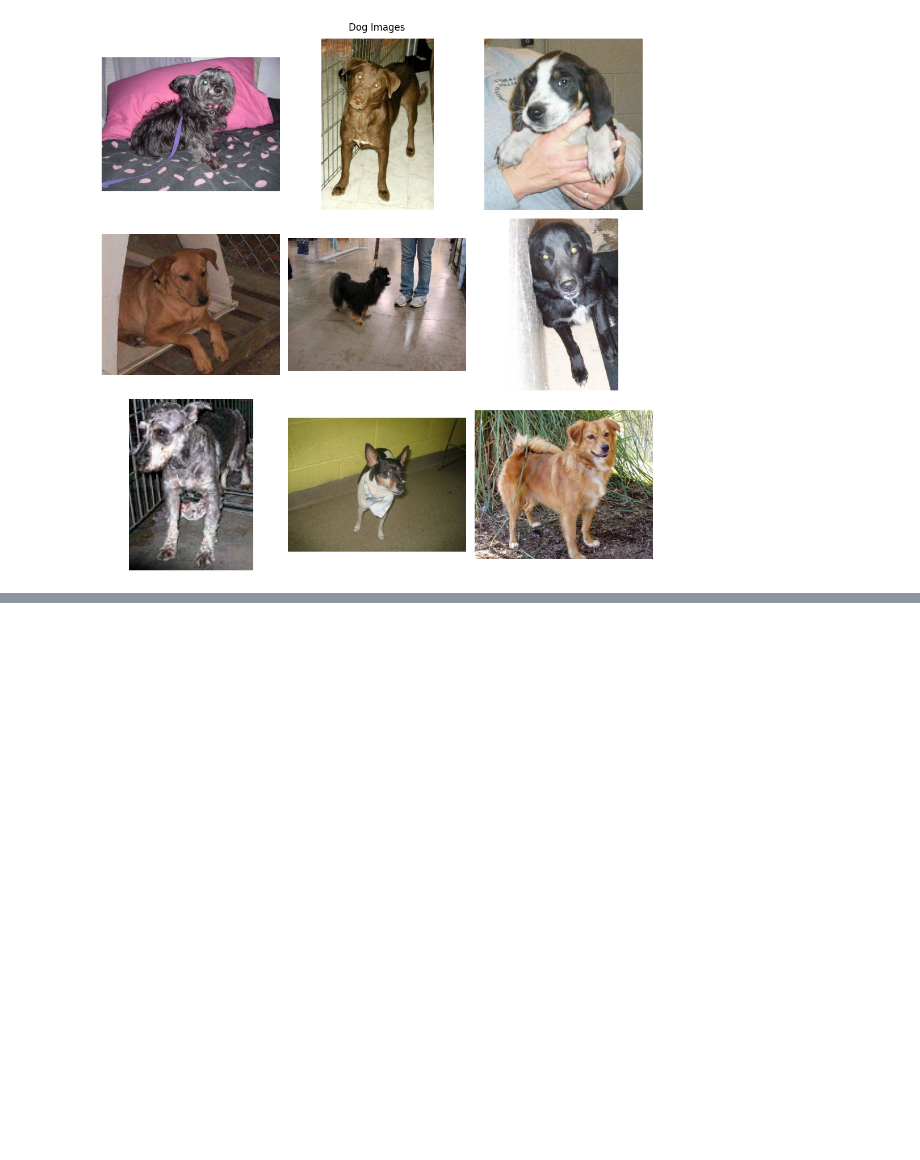
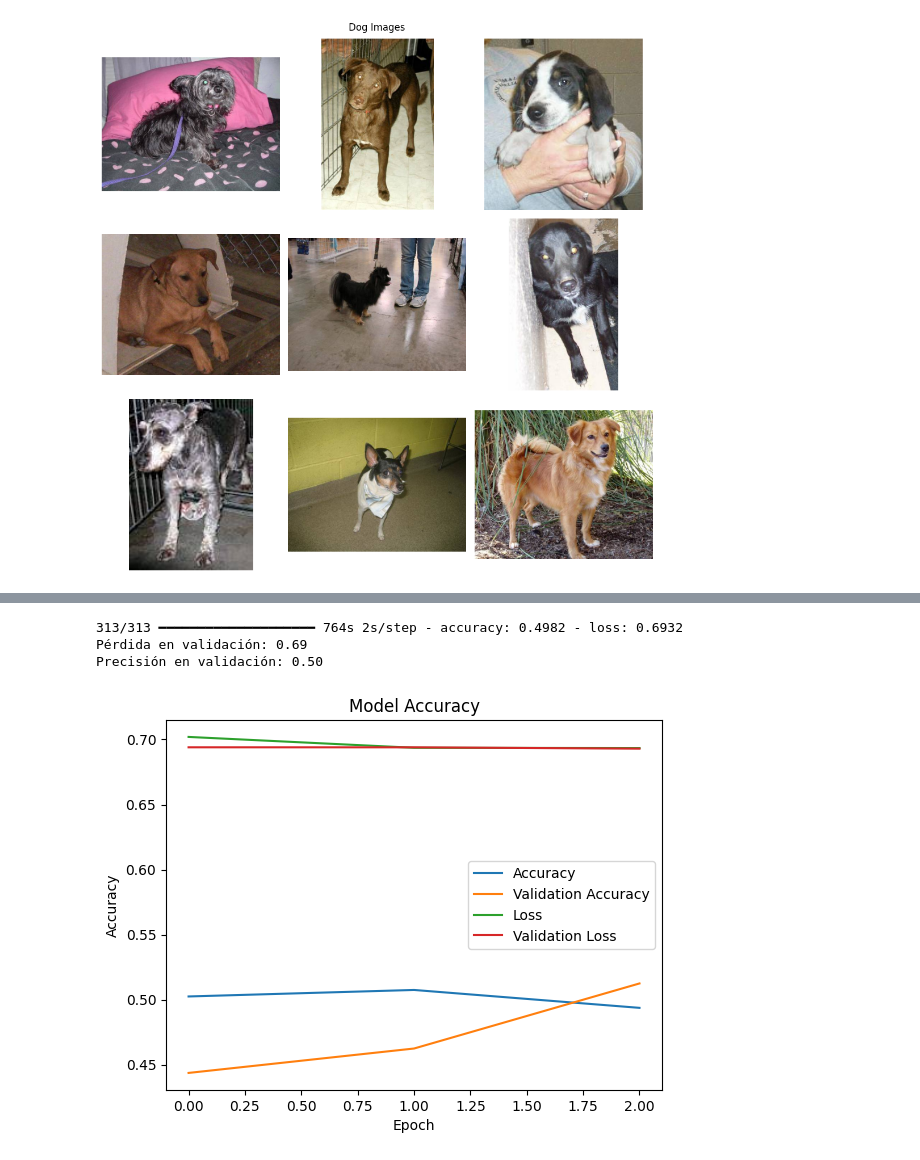
Before and after one commit to Nonpoint93/image_classification_system, a Jupyter notebook: src/explore.ipynb, the cells around one changed output, grey strips where cells are left out. Cells and saved outputs as stored; diff of their text form; code cells hidden in the pictures; blank space fills up the shorter version.

Commit message:
#image_classification_system

```diff
--- a/src/explore.ipynb
+++ b/src/explore.ipynb
@@ -173,0 +176,28 @@ Epoch 2/5
+# %%
+from tensorflow.keras.callbacks import ModelCheckpoint, EarlyStopping
+
+checkpoint = ModelCheckpoint(
+    "../models/best_model.keras",
+    monitor="val_accuracy",
+    save_best_only=True,
+    save_weights_only=False,
+    mode="auto",
+    verbose=1
+)
+# %%
+early_stopping = EarlyStopping(
+    monitor="val_accuracy",
+    patience=3,
+    mode="auto",
+    restore_best_weights=True,
+    verbose=1
+)
+# %%
+history = model.fit(
+    trdata,
+    steps_per_epoch=100,
+    epochs=3,
+    validation_data=tsdata,
+    validation_steps=10,
+    callbacks=[checkpoint, early_stopping]
+)
@@ -173,0 +227,22 @@ Epoch 2/5
+# %%
+val_loss, val_acc = best_model.evaluate(tsdata)
+print(f"Validation loss: {val_loss:.2f}")
+print(f"Validation accuracy: {val_acc:.2f}")
+# %% [output]
+313/313 ━━━━━━━━━━━━━━━━━━━━ 764s 2s/step - accuracy: 0.4982 - loss: 0.6932
+Pérdida en validación: 0.69
+Precisión en validación: 0.50
+# %%
+plt.plot(history.history["accuracy"])
+plt.plot(history.history["val_accuracy"])
+plt.plot(history.history["loss"])
+plt.plot(history.history["val_loss"])
+
+plt.title("Model Accuracy")
+plt.ylabel("Accuracy")
+plt.xlabel("Epoch")
+plt.legend(["Accuracy", "Validation Accuracy", "Loss", "Validation Loss"])
+
+plt.show()
+# %% [output]
+[figure, added]
```
Also changed, not shown: parts of 5 cells of this notebook.
